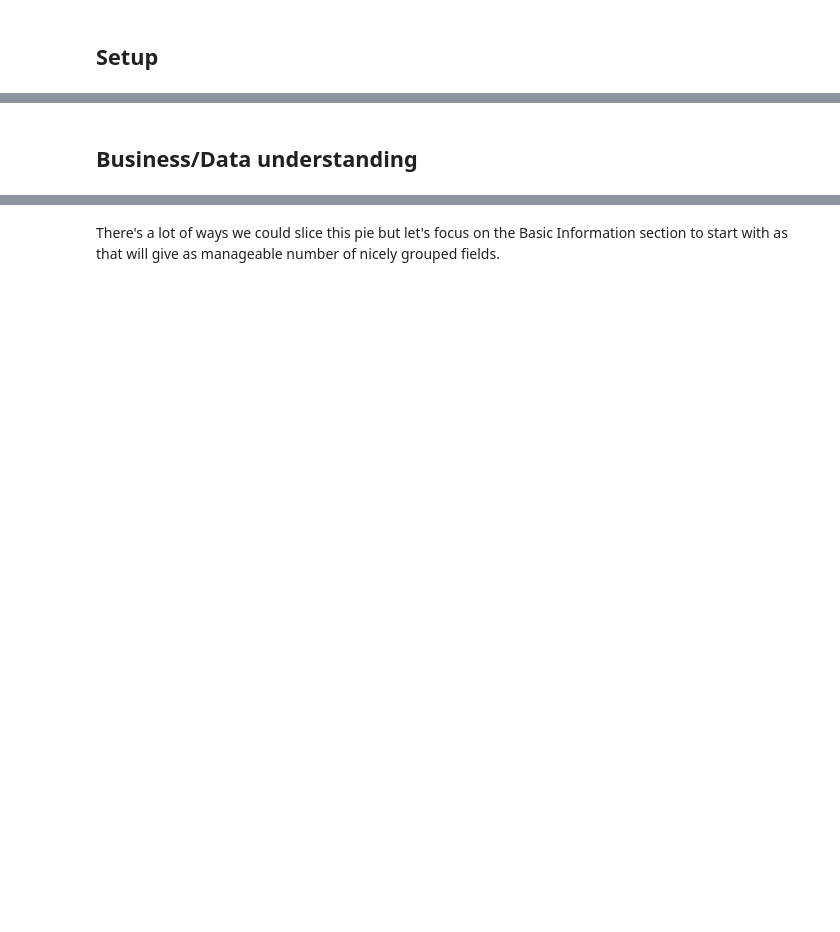
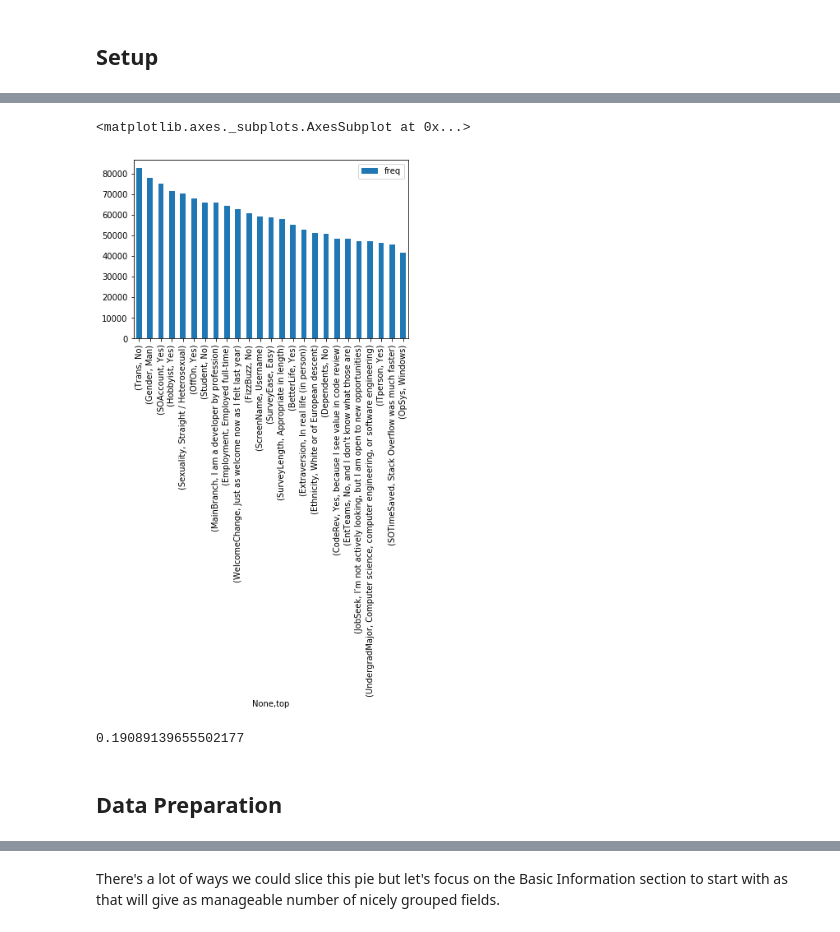
Before and after one commit to deacona/stackoverflow2019, a Jupyter notebook: Q1_Typical_Coder.ipynb, the cells around one changed output, grey strips where cells are left out. Cells and saved outputs as stored; diff of their text form; code cells hidden in the pictures; blank space fills up the shorter version.

```diff
--- a/Q1_Typical_Coder.ipynb
+++ b/Q1_Typical_Coder.ipynb
@@ -6,0 +40,4 @@ What does the typical coder look like? I am going to try to answer this question
+# %%
+responses = pd.read_csv("data/survey_results_public.csv")
+
+responses.describe(include="all")
@@ -6,0 +59,3 @@ What does the typical coder look like? I am going to try to answer this question
+# %%
+topResponses = responses.describe(include="all").T[["top", "freq"]].set_index(["top"], append=True).dropna().sort_values(by="freq", ascending=False)
+topResponses
@@ -7,2 +81,33 @@ What does the typical coder look like? I am going to try to answer this question
+# %%
+topResponses[:25].plot(kind="bar")
+# %% [output]
+<matplotlib.axes._subplots.AxesSubplot at 0x...>
+[figure, added]
+# %%
+responses[(responses.Trans == "No")
+         & (responses.Gender == "Man")
+         & (responses.SOAccount == "Yes")
+         & (responses.Hobbyist == "Yes")
+         & (responses.Sexuality == "Straight / Heterosexual")
+         & (responses.OffOn == "Yes")
+         & (responses.Student == "No")
+         & (responses.MainBranch == "I am a developer by profession")
+         & (responses.Employment == "Employed full-time")
+         & (responses.WelcomeChange == "Just as welcome now as I felt last year")
+         ].shape[0] / responses.shape[0]
+
+# Trans 	No 	82576
+# Gender 	Man 	77919
+# SOAccount 	Yes 	75192
+# Hobbyist 	Yes 	71257
+# Sexuality 	Straight / Heterosexual 	70155
+# OffOn 	Yes 	67740
+# Student 	No 	65816
+# MainBranch 	I am a developer by profession 	65679
+# Employment 	Employed full-time 	64440
+# WelcomeChange 	Just as welcome now as I felt last year 	62661
+# FizzBuzz 	No 	60873
+# %% [output]
+0.19089139655502177
 # %% [markdown]
-## Business/Data understanding
+## Data Preparation
```
Also changed, not shown: parts of 11 cells of this notebook.
